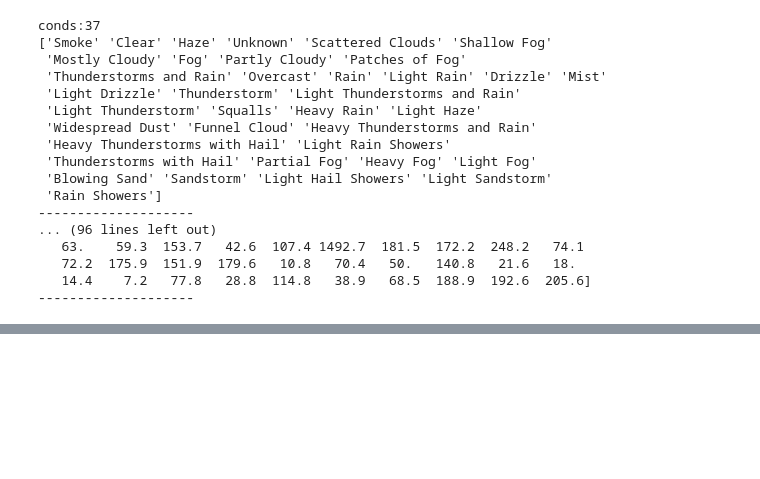
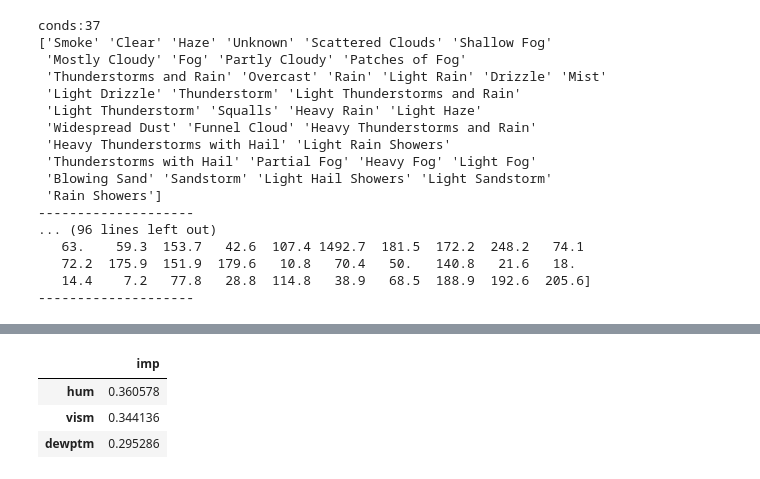
Before and after one commit to Gaurav-Guptaji/ML-Training, a Jupyter notebook: Day 28/day28_weather_prediction.ipynb, the cells around one changed output, grey strips where cells are left out. Drawn from its saved outputs; the diff is of its cells as text; code cells hidden in the pictures; blank space fills up the shorter version.

```diff
--- a/Day 28/day28_weather_prediction.ipynb
+++ b/Day 28/day28_weather_prediction.ipynb
@@ -234,0 +297,7 @@ RF Model (Test):  39.3 %
+# %%
+pd.DataFrame(model_rf.feature_importances_, columns=['imp'], index=xtrain.columns).sort_values(by='imp',ascending=False)
+# %% [output]
+|  | imp |
+| hum | 0.360578 |
+| vism | 0.344136 |
+| dewptm | 0.295286 |
```
Also changed, not shown: parts of 16 cells of this notebook, 2 other files.
